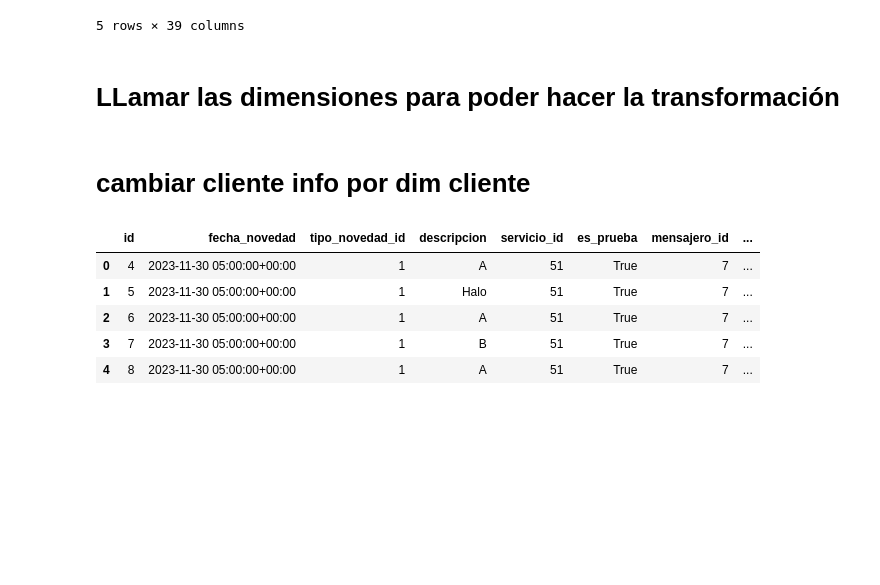
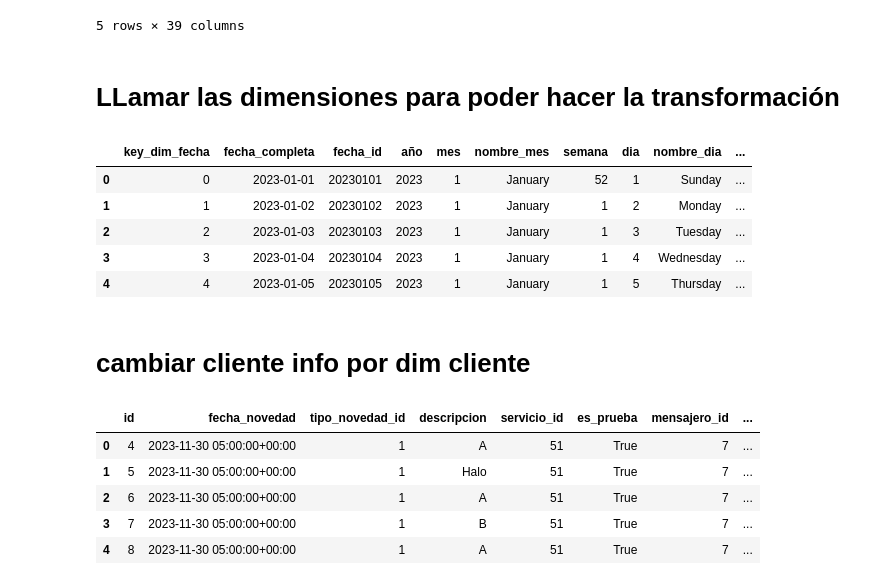
Before and after one commit to NathaMoraHSB/ETL-RapidosYFuriosos, a Jupyter notebook: notebooks/trans_novedades.ipynb, the cells around one changed output. Drawn from its saved outputs; the diff is of its cells as text; code cells hidden in the pictures; blank space fills up the shorter version.

Commit message:
correccion fecha y hora

```diff
--- a/notebooks/trans_novedades.ipynb
+++ b/notebooks/trans_novedades.ipynb
@@ -88,9 +88,18 @@ df_datamart.head()
 # %%
 df_dim_cliente = pd.read_sql('SELECT * FROM dim_cliente', etl_conn)
 df_dim_mensajero = pd.read_sql('SELECT * FROM dim_mensajero', etl_conn)
 df_dim_sede = pd.read_sql('SELECT * FROM dim_sede', etl_conn)
 df_dim_hora = pd.read_sql('SELECT * FROM dim_hora', etl_conn)
 df_dim_fecha = pd.read_sql('SELECT * FROM dim_fecha', etl_conn)
+
+df_dim_fecha.head()
+# %% [output]
+|  | key_dim_fecha | fecha_completa | fecha_id | año | mes | nombre_mes | semana | dia | nombre_dia | ... |
+| 0 | 0 | 2023-01-01 | 20230101 | 2023 | 1 | January | 52 | 1 | Sunday | ... |
+| 1 | 1 | 2023-01-02 | 20230102 | 2023 | 1 | January | 1 | 2 | Monday | ... |
+| 2 | 2 | 2023-01-03 | 20230103 | 2023 | 1 | January | 1 | 3 | Tuesday | ... |
+| 3 | 3 | 2023-01-04 | 20230104 | 2023 | 1 | January | 1 | 4 | Wednesday | ... |
+| 4 | 4 | 2023-01-05 | 20230105 | 2023 | 1 | January | 1 | 5 | Thursday | ... |
 # %% [markdown]
 # cambiar cliente info por dim cliente
 # %%
```
Also changed, not shown: parts of 6 cells of this notebook, 2 other files.
